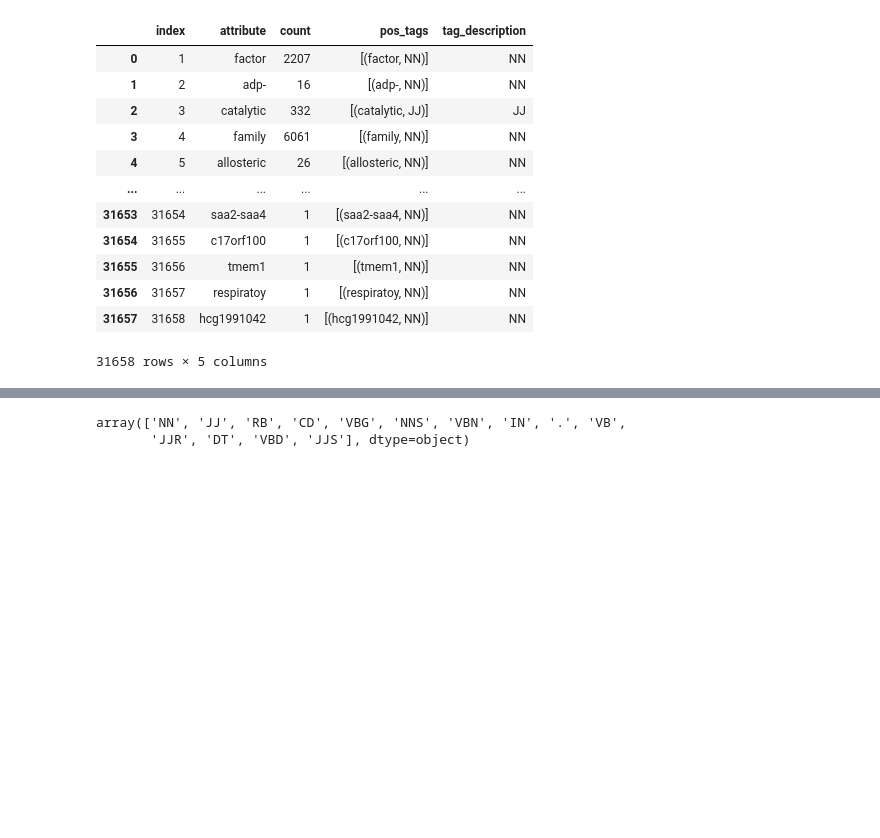
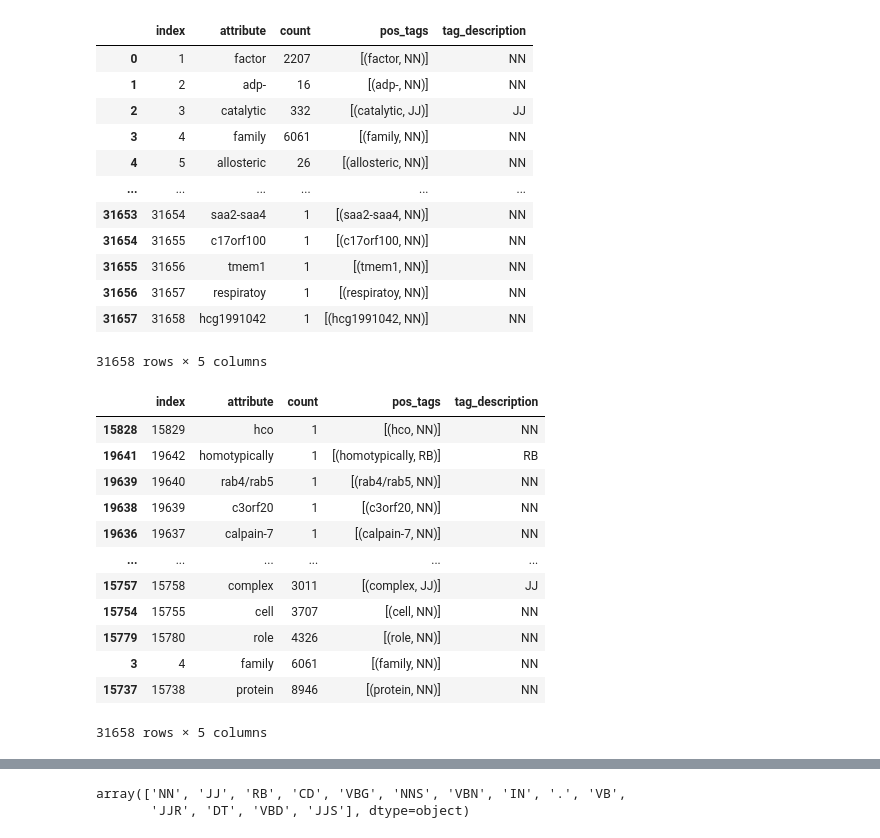
Before and after one commit to nonameforpirate2/DNA, a Jupyter notebook: NetworkAnalysis.ipynb, the cells around one changed output, grey strips where cells are left out. Cells and saved outputs as stored; diff of their text form; code cells hidden in the pictures; blank space fills up the shorter version.

Commit message:
add most and less used word

```diff
--- a/NetworkAnalysis.ipynb
+++ b/NetworkAnalysis.ipynb
@@ -426,3 +426,21 @@ count_word_pd
 | 31656 | 31657 | respiratoy | 1 | [(respiratoy, NN)] | NN |
 | 31657 | 31658 | hcg1991042 | 1 | [(hcg1991042, NN)] | NN |
 31658 rows × 5 columns
+# %%
+#less popular word, which is the less favorite word from scientist to use in protein descriptions
+count_word_pd.sort_values(by='count')
+#hco
+# %% [output]
+|  | index | attribute | count | pos_tags | tag_description |
+| 15828 | 15829 | hco | 1 | [(hco, NN)] | NN |
+| 19641 | 19642 | homotypically | 1 | [(homotypically, RB)] | RB |
+| 19639 | 19640 | rab4/rab5 | 1 | [(rab4/rab5, NN)] | NN |
+| 19638 | 19639 | c3orf20 | 1 | [(c3orf20, NN)] | NN |
+| 19636 | 19637 | calpain-7 | 1 | [(calpain-7, NN)] | NN |
+| ... | ... | ... | ... | ... | ... |
+| 15757 | 15758 | complex | 3011 | [(complex, JJ)] | JJ |
+| 15754 | 15755 | cell | 3707 | [(cell, NN)] | NN |
+| 15779 | 15780 | role | 4326 | [(role, NN)] | NN |
+| 3 | 4 | family | 6061 | [(family, NN)] | NN |
+| 15737 | 15738 | protein | 8946 | [(protein, NN)] | NN |
+31658 rows × 5 columns
```
Also changed, not shown: parts of 1 cell of this notebook.
